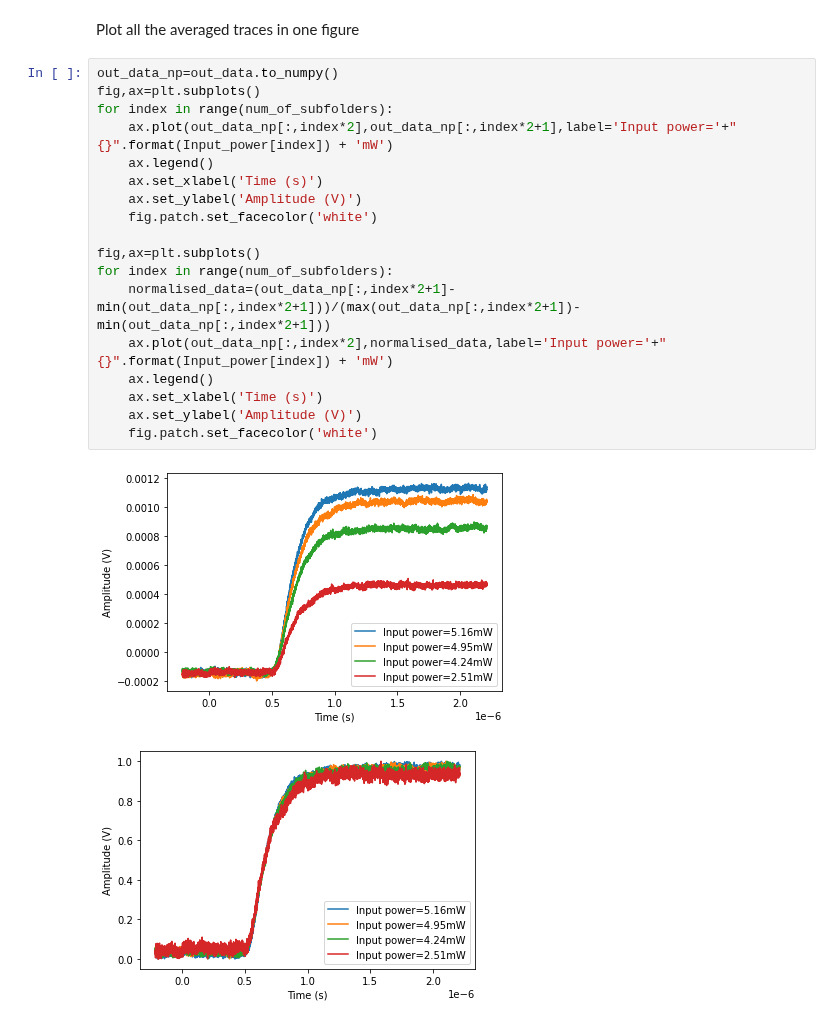
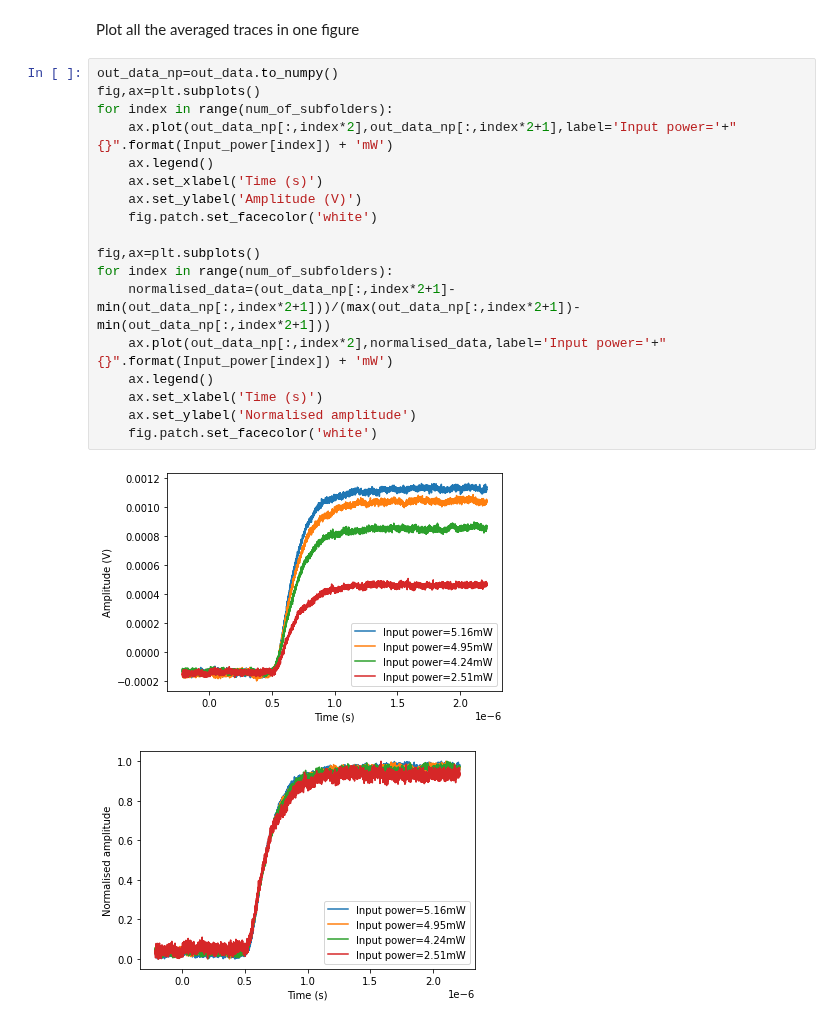
Before and after one commit to JUOM2016/Quick_cal_and_plotting, a Jupyter notebook: Averaging_Rabi_traces.ipynb, the cells around one changed output. Drawn from its saved outputs; the diff is of its cells as text.

```diff
--- a/Averaging_Rabi_traces.ipynb
+++ b/Averaging_Rabi_traces.ipynb
@@ -63,21 +63,21 @@ Plot all the averaged traces in one figure
 # %%
 out_data_np=out_data.to_numpy()
 fig,ax=plt.subplots()
 for index in range(num_of_subfolders):
     ax.plot(out_data_np[:,index*2],out_data_np[:,index*2+1],label='Input power='+"{}".format(Input_power[index]) + 'mW')
     ax.legend()
     ax.set_xlabel('Time (s)')
     ax.set_ylabel('Amplitude (V)')
     fig.patch.set_facecolor('white')
 
 fig,ax=plt.subplots()
 for index in range(num_of_subfolders):
     normalised_data=(out_data_np[:,index*2+1]-min(out_data_np[:,index*2+1]))/(max(out_data_np[:,index*2+1])-min(out_data_np[:,index*2+1]))
     ax.plot(out_data_np[:,index*2],normalised_data,label='Input power='+"{}".format(Input_power[index]) + 'mW')
     ax.legend()
     ax.set_xlabel('Time (s)')
-    ax.set_ylabel('Amplitude (V)')
+    ax.set_ylabel('Normalised amplitude')
     fig.patch.set_facecolor('white')
 # %% [output]
 [figure]
-[figure, old version]
+[figure, new version]
```
Also changed, not shown: 1 other file.
